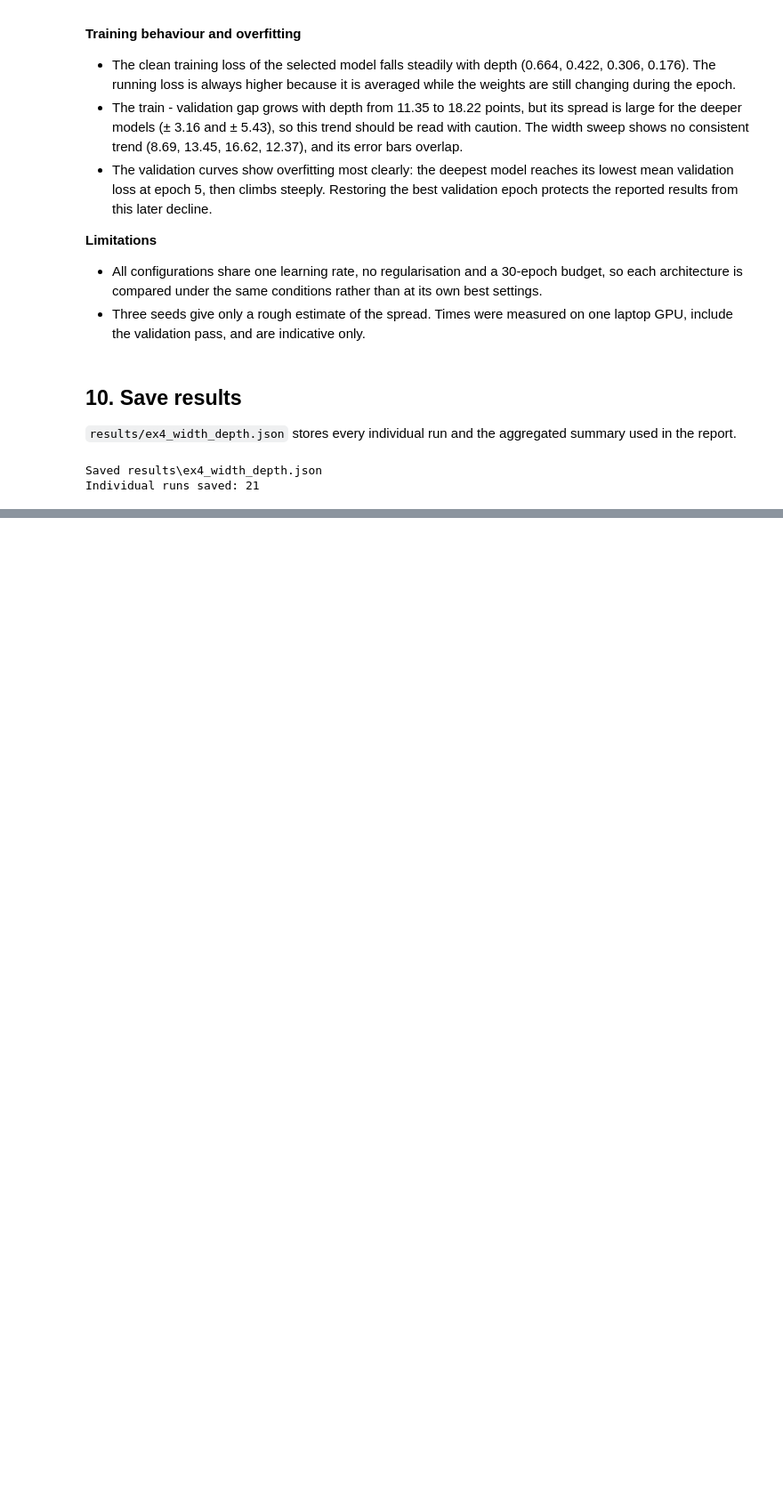
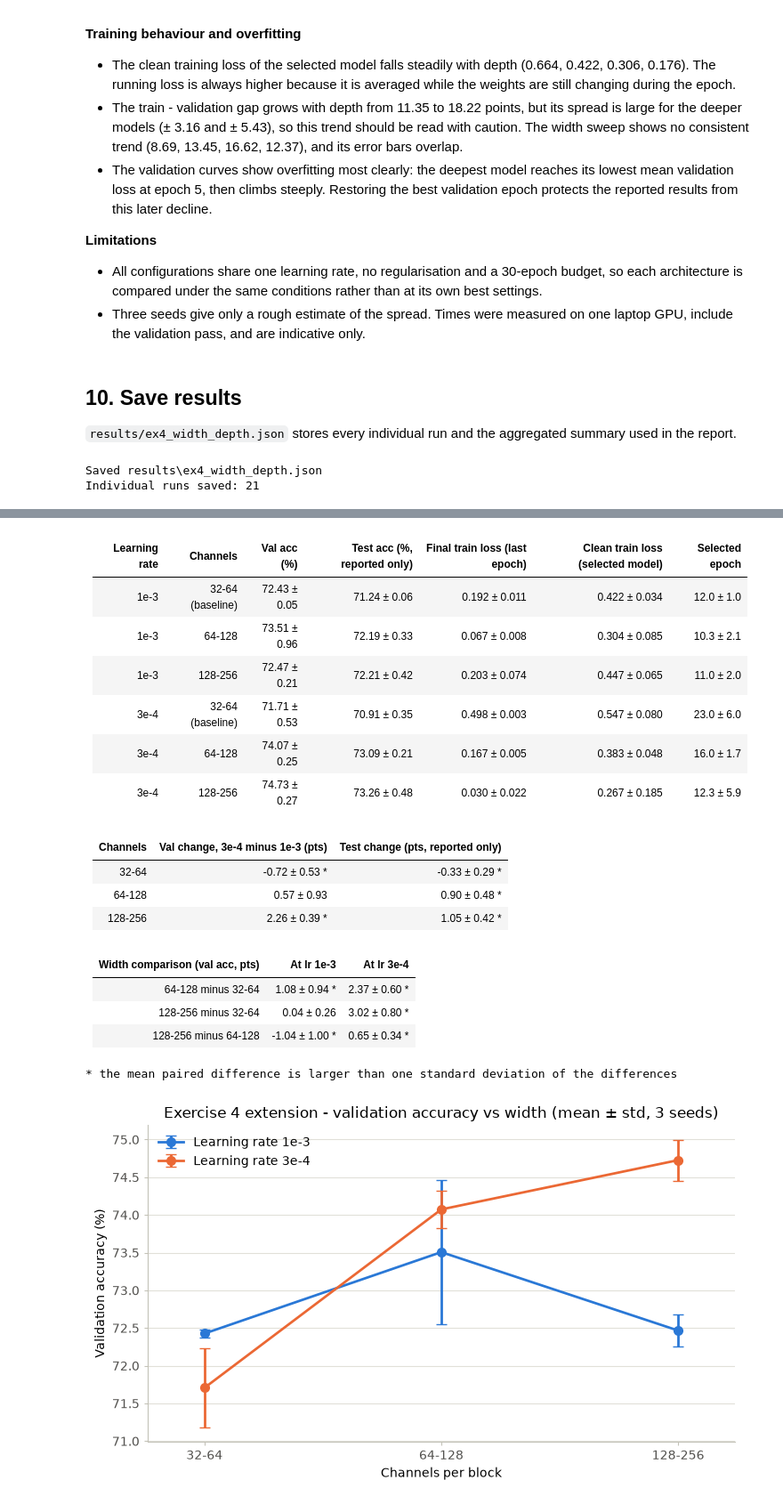
Before and after one commit to Sithum-Prabasha/model-ML, a Jupyter notebook: Ex4_Width_Depth.ipynb, the cells around one changed output, grey strips where cells are left out. Shown at 89% size. Saved outputs shown, nothing was run; the diff lists cells and outputs as text; code cells hidden in the pictures; blank space fills up the shorter version.

Commit message:
Add Ex4 learning-rate extension

```diff
--- a/Ex4_Width_Depth.ipynb
+++ b/Ex4_Width_Depth.ipynb
@@ -751,0 +801,79 @@ Individual runs saved: 21
+# %%
+def ext_stat(values):
+    """Mean and sample standard deviation of a list of per-seed values."""
+    return {"mean": float(np.mean(values)), "std": float(np.std(values, ddof=1)) if len(values) > 1 else 0.0}
+
+def ext_final_loss(runs):
+    """Running training loss in the last epoch."""
+    return ext_stat([run["history"]["train_loss"][-1] for run in runs])
+
+def ext_paired(runs, reference, metric):
+    """Per-seed difference (runs - reference) for one metric."""
+    other = {run["seed"]: run_metrics(run)[metric] for run in runs}
+    base = {run["seed"]: run_metrics(run)[metric] for run in reference}
+    diffs = [other[seed] - base[seed] for seed in sorted(base)]
+    return {**ext_stat(diffs), "per_seed": diffs}
+
+def ext_flagged(diff):
+    """Format a paired difference, marking it when its mean is larger than one standard deviation."""
+    return pm(diff) + (" *" if abs(diff["mean"]) > diff["std"] else "")
+
+EXT_RUNS_BY_LR = {"1e-3": ext_reference, "3e-4": ext_runs}
+ext_summary = {lr: {c: summarise(runs) for c, runs in by_config.items()} for lr, by_config in EXT_RUNS_BY_LR.items()}
+
+show_table(["Learning rate", "Channels", "Val acc (%)", "Test acc (%, reported only)", "Final train loss (last epoch)",
+            "Clean train loss (selected model)", "Selected epoch"],
+           [[lr, label(c) + (" (baseline)" if c == BASELINE else ""), pm(s["val_acc"]), pm(s["test_acc"]),
+             pm(ext_final_loss(EXT_RUNS_BY_LR[lr][c]), 1, 3), pm(s["train_loss"], 1, 3), pm(s["best_epoch"], 1, 1)]
+            for lr, by_config in ext_summary.items() for c, s in by_config.items()])
+
+# Effect of the lower learning rate for each width, paired by seed
+ext_lr_change = {c: {metric: ext_paired(ext_runs[c], ext_reference[c], metric) for metric in ("val_acc", "test_acc")}
+                 for c in EXT_CONFIGS}
+show_table(["Channels", "Val change, 3e-4 minus 1e-3 (pts)", "Test change (pts, reported only)"],
+           [[label(c), ext_flagged(d["val_acc"]), ext_flagged(d["test_acc"])] for c, d in ext_lr_change.items()])
+
+# Width conclusion at each learning rate, on validation accuracy only
+ext_width_pairs = (((64, 128), BASELINE), ((128, 256), BASELINE), ((128, 256), (64, 128)))
+ext_width_change = {lr: {f"{label(a)} minus {label(b)}": ext_paired(by_config[a], by_config[b], "val_acc")
+                         for a, b in ext_width_pairs} for lr, by_config in EXT_RUNS_BY_LR.items()}
+show_table(["Width comparison (val acc, pts)", "At lr 1e-3", "At lr 3e-4"],
+           [[pair, ext_flagged(ext_width_change["1e-3"][pair]), ext_flagged(ext_width_change["3e-4"][pair])]
+            for pair in ext_width_change["1e-3"]])
+print("* the mean paired difference is larger than one standard deviation of the differences")
+
+fig, ax = plt.subplots(figsize=(7.5, 4.5))
+positions = np.arange(len(EXT_CONFIGS))
+for colour, lr in zip(SERIES, ext_summary):
+    means = [ext_summary[lr][c]["val_acc"]["mean"] * 100 for c in EXT_CONFIGS]
+    stds = [ext_summary[lr][c]["val_acc"]["std"] * 100 for c in EXT_CONFIGS]
+    ax.errorbar(positions, means, yerr=stds, marker="o", ms=7, lw=2, capsize=4, color=colour, label=f"Learning rate {lr}")
+ax.set(xticks=positions, xticklabels=[label(c) for c in EXT_CONFIGS], xlabel="Channels per block",
+       ylabel="Validation accuracy (%)", title="Exercise 4 extension - validation accuracy vs width (mean ± std, 3 seeds)")
+ax.margins(x=0.12)
+style_axes(ax)
+ax.legend(frameon=False)
+fig.tight_layout()
+fig.savefig(os.path.join(FIG_DIR, "ex4_ext_learning_rate.png"), dpi=200)
+plt.show()
+# %% [output]
+| Learning rate | Channels | Val acc (%) | Test acc (%, reported only) | Final train loss (last epoch) | Clean train loss (selected model) | Selected epoch |
+|---|---|---|---|---|---|---|
+| 1e-3 | 32-64 (baseline) | 72.43 ± 0.05 | 71.24 ± 0.06 | 0.192 ± 0.011 | 0.422 ± 0.034 | 12.0 ± 1.0 |
+| 1e-3 | 64-128 | 73.51 ± 0.96 | 72.19 ± 0.33 | 0.067 ± 0.008 | 0.304 ± 0.085 | 10.3 ± 2.1 |
+| 1e-3 | 128-256 | 72.47 ± 0.21 | 72.21 ± 0.42 | 0.203 ± 0.074 | 0.447 ± 0.065 | 11.0 ± 2.0 |
+| 3e-4 | 32-64 (baseline) | 71.71 ± 0.53 | 70.91 ± 0.35 | 0.498 ± 0.003 | 0.547 ± 0.080 | 23.0 ± 6.0 |
+| 3e-4 | 64-128 | 74.07 ± 0.25 | 73.09 ± 0.21 | 0.167 ± 0.005 | 0.383 ± 0.048 | 16.0 ± 1.7 |
+| 3e-4 | 128-256 | 74.73 ± 0.27 | 73.26 ± 0.48 | 0.030 ± 0.022 | 0.267 ± 0.185 | 12.3 ± 5.9 |
+| Channels | Val change, 3e-4 minus 1e-3 (pts) | Test change (pts, reported only) |
+|---|---|---|
+| 32-64 | -0.72 ± 0.53 * | -0.33 ± 0.29 * |
+| 64-128 | 0.57 ± 0.93 | 0.90 ± 0.48 * |
+| 128-256 | 2.26 ± 0.39 * | 1.05 ± 0.42 * |
+| Width comparison (val acc, pts) | At lr 1e-3 | At lr 3e-4 |
+|---|---|---|
+| 64-128 minus 32-64 | 1.08 ± 0.94 * | 2.37 ± 0.60 * |
+| 128-256 minus 32-64 | 0.04 ± 0.26 | 3.02 ± 0.80 * |
+| 128-256 minus 64-128 | -1.04 ± 1.00 * | 0.65 ± 0.34 * |
+* the mean paired difference is larger than one standard deviation of the differences
+[figure, added]
```
Also changed, not shown: parts of 7 cells of this notebook, 3 other files.
